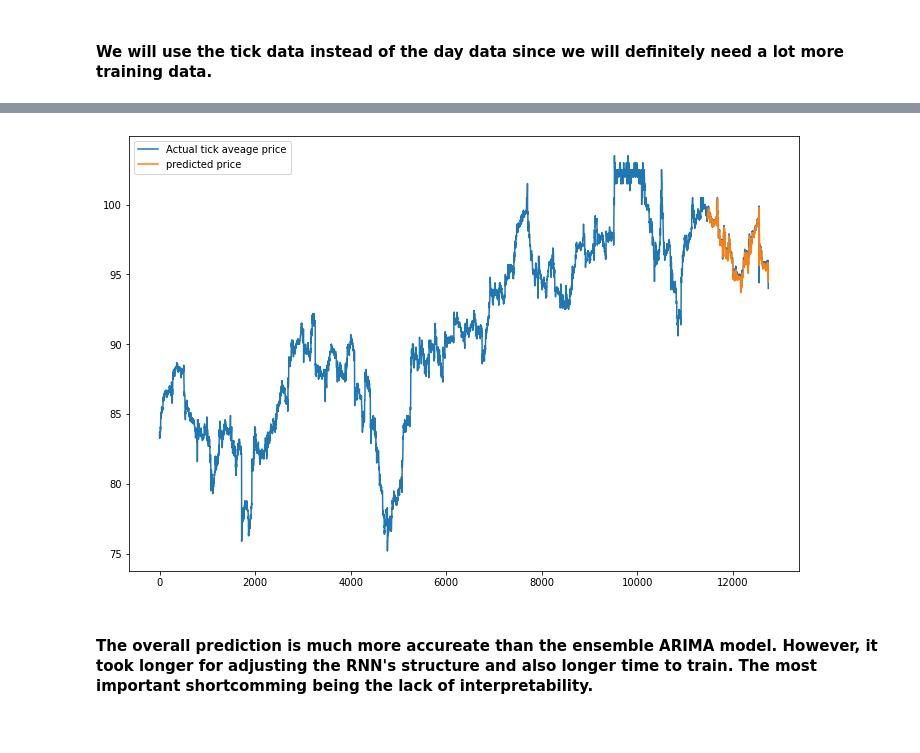
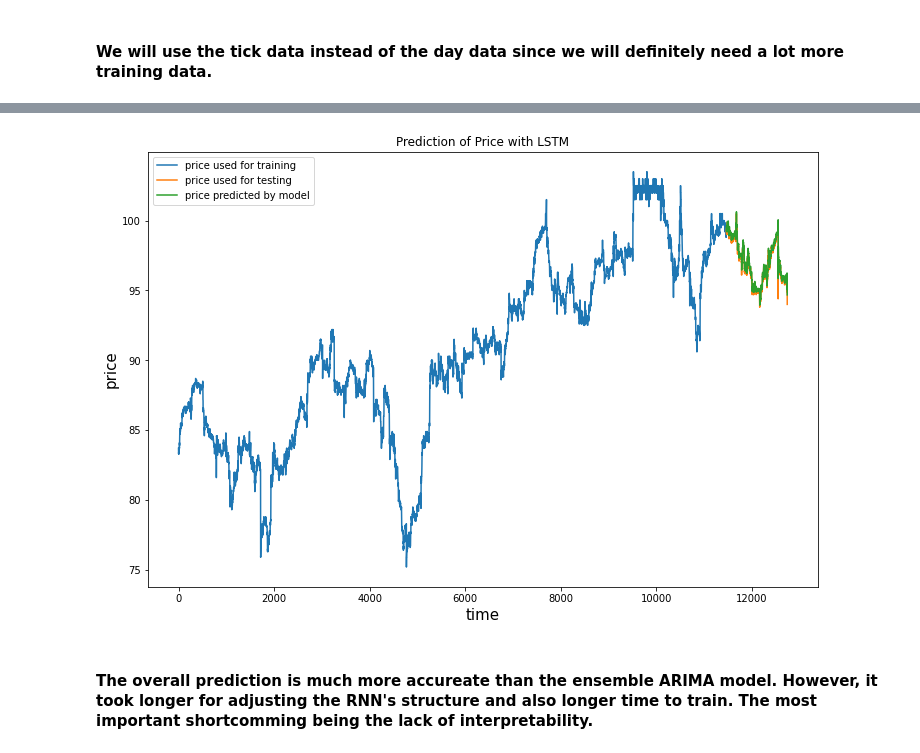
Before and after one commit to DylanYang7225/Security_Price_Analysis, a Jupyter notebook: Security_Price_Analysis.ipynb, the cells around one changed output, grey strips where cells are left out. Drawn from its saved outputs; the diff is of its cells as text; code cells hidden in the pictures.

```diff
--- a/Security_Price_Analysis.ipynb
+++ b/Security_Price_Analysis.ipynb
@@ -16,7 +16,7 @@ from scipy.stats import kendalltau
 from statsmodels.tsa.stattools import adfuller, kpss
 from statsmodels.graphics.tsaplots import plot_pacf
 # %%
-all_data = pd.read_csv('E:/projects/price_analysis/data.csv')
+all_data = pd.read_csv('E:/projects/data.csv')
 # %% [markdown]
 # Part 1: Descriptive Statistics
 # %% [markdown]
@@ -461,7 +463,8 @@ tick_avg = [tick_spread[i][1] for i in range(len(tick_spread)) if tick_spread[i]
 # %%
 training_length = math.ceil(len(tick_avg)*0.9)
 data = [[x] for x in tick_avg]
-traning_data = [data[i] for i in range(training_length)]
+window_size=200
+training_data = [data[i] for i in range(training_length)]
 testing_data = [data[i] for i in range(training_length-window_size,len(data))]
 # %%
 scaler = MinMaxScaler(feature_range=(0,1))
@@ -510,11 +513,15 @@ prediction = scaler.inverse_transform(LSTM_model.predict(x_testing))
 # %%
 fig, ax = plt.subplots(figsize=(12,8))
 x = range(len(data))
-ax.plot(data,label='Actual tick aveage price')
-ax.plot(x[training_length:],prediction,label='predicted price')
+ax.plot(x[:training_length], data[:training_length], label='price used for training')
+ax.plot(x[training_length:], data[training_length:], label='price used for testing')
+ax.plot(x[training_length:], prediction, label='price predicted by model')
+plt.xlabel('time', fontsize=15)
+plt.ylabel('price',fontsize=15)
+plt.title('Prediction of Price with LSTM')
 plt.legend()
 plt.show()
 # %% [output]
-[figure, old version]
+[figure, new version]
 # %% [markdown]
 #### The overall prediction is much more accureate than the ensemble ARIMA model. However, it took longer for adjusting the RNN's structure and also longer time to train. The most important shortcomming being the lack of interpretability.
```
Also changed, not shown: parts of 3 cells of this notebook.
